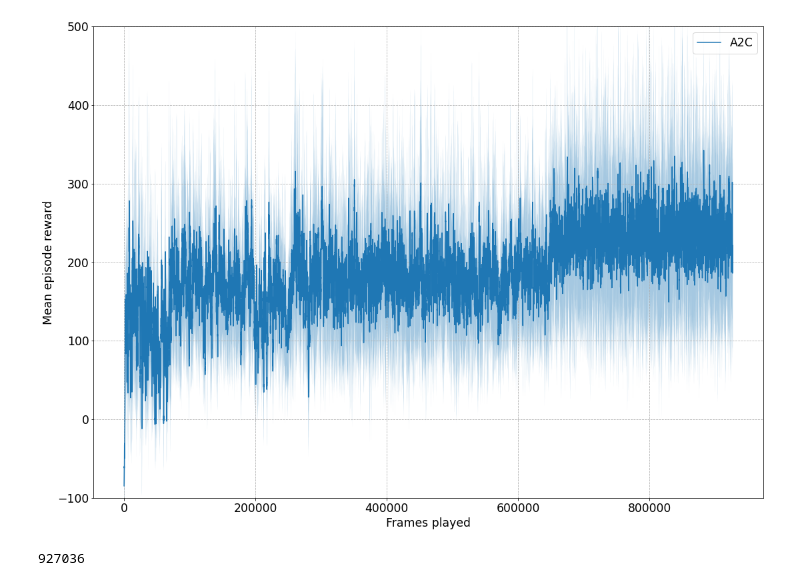
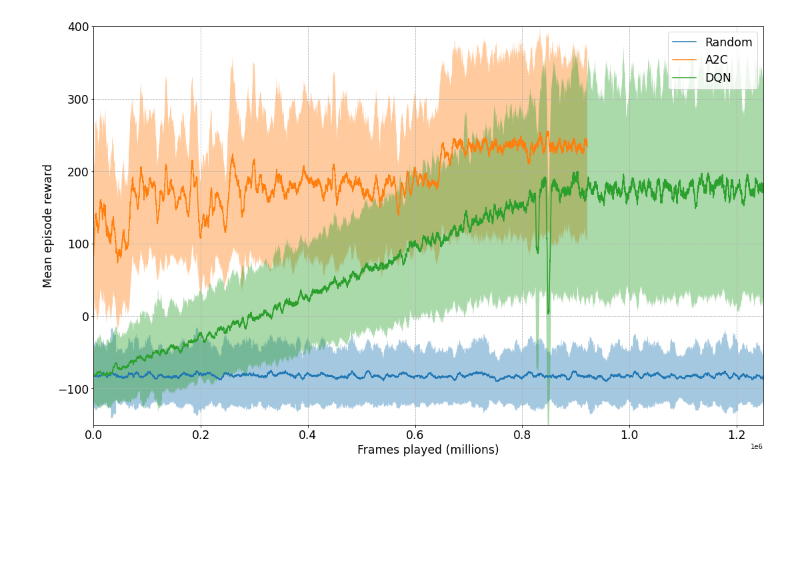
Before and after one commit to volpepe/AAS-project-2022, a Jupyter notebook: imgs/create_graphs.ipynb, the cells around one changed output. Saved outputs shown, nothing was run; the diff lists cells and outputs as text; code cells hidden in the pictures; blank space fills up the shorter version.

```diff
--- a/imgs/create_graphs.ipynb
+++ b/imgs/create_graphs.ipynb
@@ -11,20 +19,32 @@ data = pd.DataFrame([timesteps, rewards], index=['timesteps', 'rewards']).T
-# %%
-fig, ax = plt.subplots(figsize=(18,13))
-rolling_series = data['rewards'][::-1].rolling(window=20)
-running_means = rolling_series.mean()[::-1].iloc[:-20].values
-running_stds = rolling_series.std()[::-1].iloc[:-20].values
-cis = (running_means - running_stds, running_means + running_stds)
-ax.fill_between(timesteps[:-20], cis[0], cis[1], alpha=0.4)
-ax.plot(timesteps[:-20], running_means, label='A2C')
-ax.legend(fontsize='xx-large')
-ax.grid(linestyle='--')
-ax.set_ylim(-100, 500);
-plt.ylabel('Mean episode reward', fontdict={'fontsize': 'xx-large'})
-plt.xlabel('Frames played', fontdict={'fontsize': 'xx-large'});
-ax.tick_params(axis='both', which='major', labelsize='xx-large')
-# %% [output]
-[figure, removed]
-# %%
-timesteps[-1]
-# %% [output]
-927036
+# %%
+data_random = pd.DataFrame([timesteps_random, rewards_random], index=['timesteps', 'rewards']).T
+data_a2c = pd.DataFrame([timesteps_a2c, rewards_a2c], index=['timesteps', 'rewards']).T
+data_dqn = pd.DataFrame([timesteps_dqn, rewards_dqn], index=['timesteps', 'rewards']).T
+# %%
+def compute_rolling_means_and_std(data, n=50):
+    rolling_series = data['rewards'][::-1].rolling(window=n)
+    running_means = rolling_series.mean()[::-1].iloc[:-n].values
+    running_stds = rolling_series.std()[::-1].iloc[:-n].values
+    return running_means, running_stds, (running_means - running_stds, running_means + running_stds)
+# %%
+N = 300
+
+fig, ax = plt.subplots(figsize=(18,11))
+rmean_rand, rstd_rand, cis_rand = compute_rolling_means_and_std(data_random, N)
+rmean_a2c, rstd_a2c, cis_a2c = compute_rolling_means_and_std(data_a2c, N)
+rmean_dqn, rstd_dqn, cis_dqn = compute_rolling_means_and_std(data_dqn, N)
+ax.fill_between(timesteps_random[:-N], cis_rand[0], cis_rand[1], alpha=0.4)
+ax.fill_between(timesteps_a2c[:-N], cis_a2c[0], cis_a2c[1], alpha=0.4)
+ax.fill_between(timesteps_dqn[:-N], cis_dqn[0], cis_dqn[1], alpha=0.4)
+ax.plot(timesteps_random[:-N], rmean_rand, label='Random')
+ax.plot(timesteps_a2c[:-N], rmean_a2c, label='A2C')
+ax.plot(timesteps_dqn[:-N], rmean_dqn, label='DQN')
+ax.legend(fontsize = 'xx-large')
+ax.grid(linestyle='--')
+ax.set_xlim(0, 1250000)
+ax.set_ylim(-150, 400)
+ax.tick_params(axis='both',labelsize='xx-large')
+plt.ylabel('Mean episode reward', fontdict={'fontsize': 'xx-large'})
+plt.xlabel('Frames played (millions)', fontdict={'fontsize': 'xx-large'});
+# %% [output]
+[figure, added]
```
Also changed, not shown: parts of 5 cells of this notebook, 6 other files.
